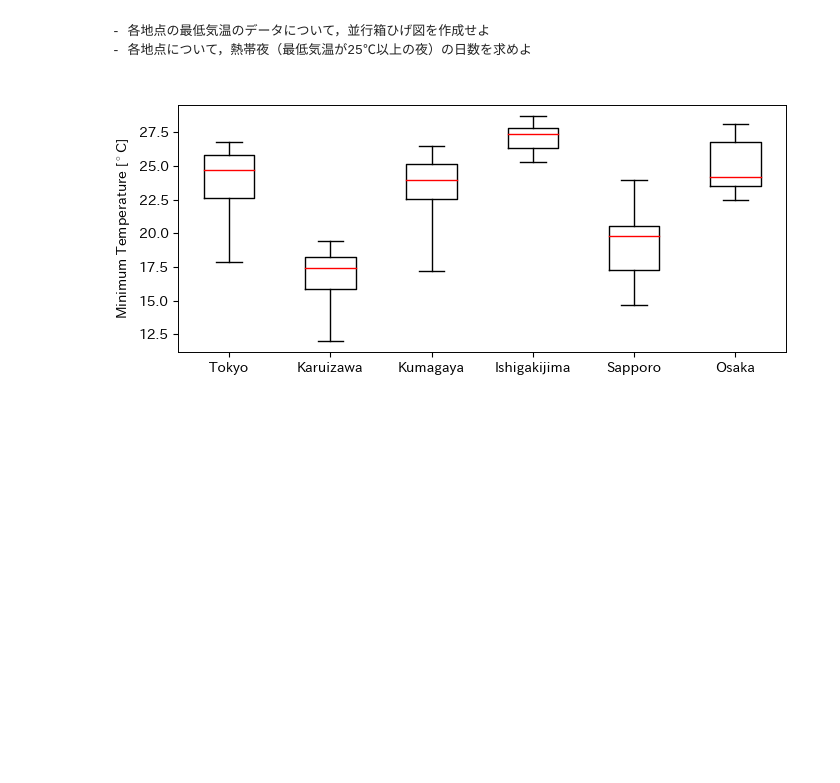
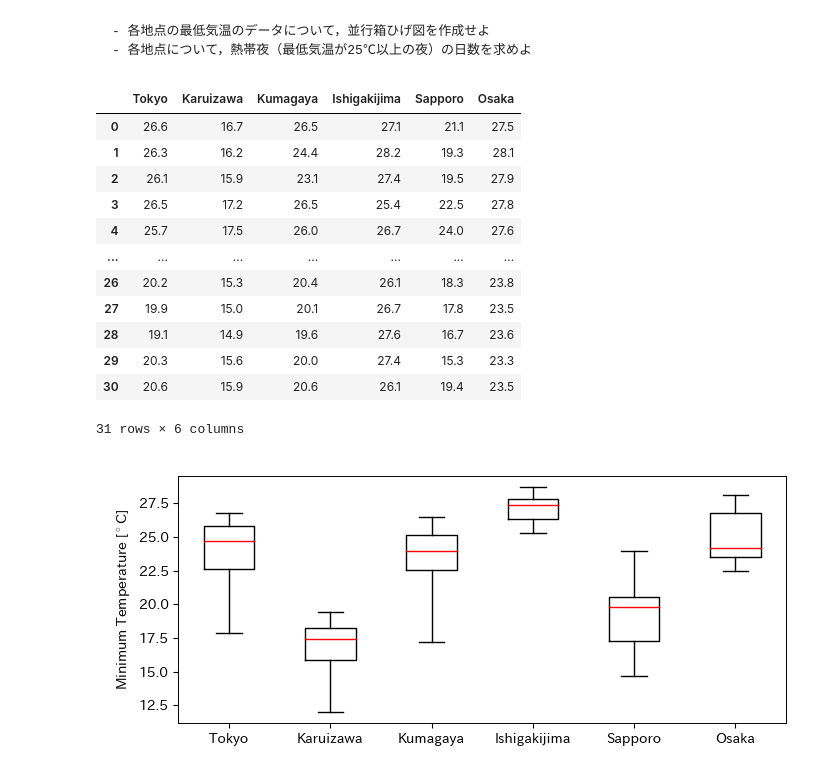
Before and after one commit to tnarizuka/Applied_Information_Processing, a Jupyter notebook: _build/jupyter_execute/chap_2/sec_2-1/sec_2-1.ipynb, the cells around one changed output. Saved outputs shown, nothing was run; the diff lists cells and outputs as text; code cells hidden in the pictures; blank space fills up the shorter version.

````diff
--- a/_build/jupyter_execute/chap_2/sec_2-1/sec_2-1.ipynb
+++ b/_build/jupyter_execute/chap_2/sec_2-1/sec_2-1.ipynb
@@ -395,6 +413,22 @@ fig.savefig('./boxplot_max-temp.png', bbox_inches="tight", pad_inches=0.2, trans
 - 各地点の最低気温のデータについて，並行箱ひげ図を作成せよ
 - 各地点について，熱帯夜（最低気温が25℃以上の夜）の日数を求めよ
 ```
+# %%
+Tmin
+# %% [output]
+|  | Tokyo | Karuizawa | Kumagaya | Ishigakijima | Sapporo | Osaka |
+| 0 | 26.6 | 16.7 | 26.5 | 27.1 | 21.1 | 27.5 |
+| 1 | 26.3 | 16.2 | 24.4 | 28.2 | 19.3 | 28.1 |
+| 2 | 26.1 | 15.9 | 23.1 | 27.4 | 19.5 | 27.9 |
+| 3 | 26.5 | 17.2 | 26.5 | 25.4 | 22.5 | 27.8 |
+| 4 | 25.7 | 17.5 | 26.0 | 26.7 | 24.0 | 27.6 |
+| ... | ... | ... | ... | ... | ... | ... |
+| 26 | 20.2 | 15.3 | 20.4 | 26.1 | 18.3 | 23.8 |
+| 27 | 19.9 | 15.0 | 20.1 | 26.7 | 17.8 | 23.5 |
+| 28 | 19.1 | 14.9 | 19.6 | 27.6 | 16.7 | 23.6 |
+| 29 | 20.3 | 15.6 | 20.0 | 27.4 | 15.3 | 23.3 |
+| 30 | 20.6 | 15.9 | 20.6 | 26.1 | 19.4 | 23.5 |
+31 rows × 6 columns
 # %%
 # 並行箱ひげ図（最低気温）
 fig, ax = plt.subplots(figsize=(7, 3))
````
Also changed, not shown: parts of 8 cells of this notebook, 11 other files.
